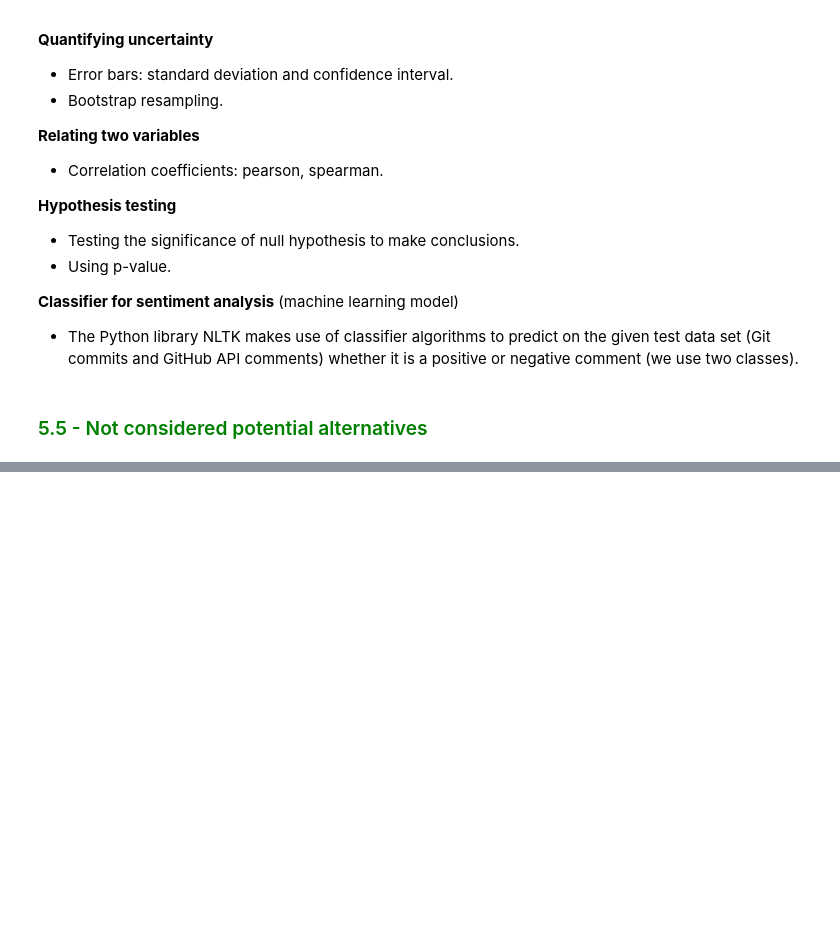
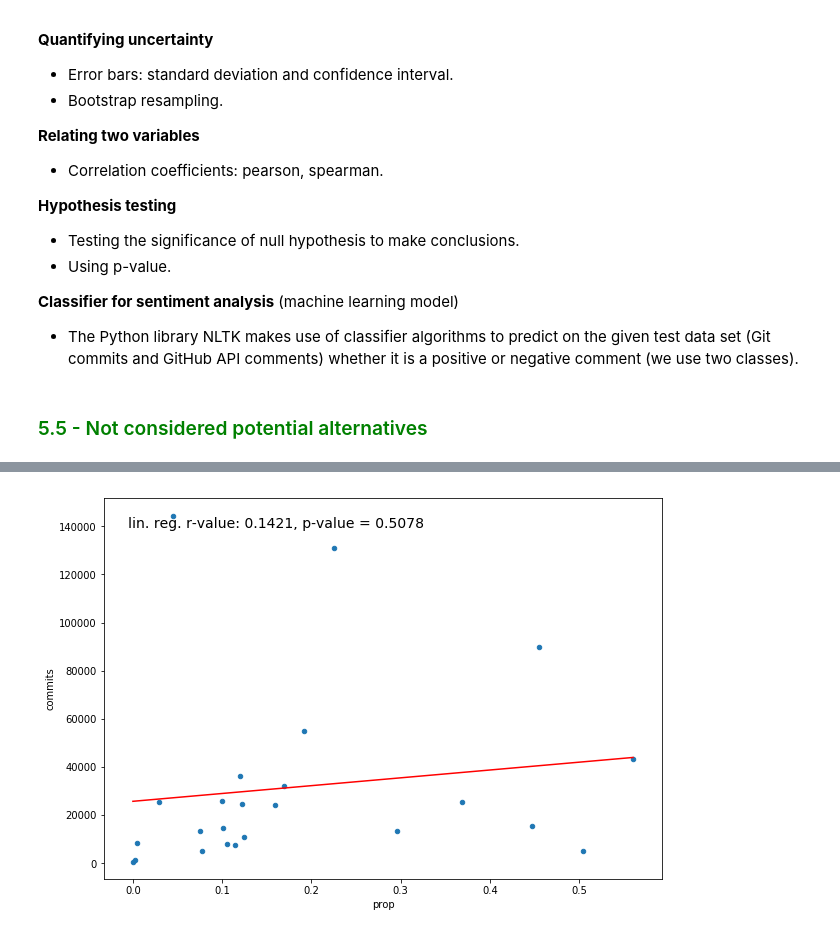
Before and after one commit to GermainZ/AppliedDataAnalysisProject, a Jupyter notebook: data_pipeline.ipynb, the cells around one changed output, grey strips where cells are left out. Cells and saved outputs as stored; diff of their text form; code cells hidden in the pictures; blank space fills up the shorter version.

```diff
--- a/data_pipeline.ipynb
+++ b/data_pipeline.ipynb
@@ -816,0 +938,10 @@ We are not sonsidering the two datasets `blames` and `patches` in the Gitential
+# %%
+tmp = pd.DataFrame([diff_prop_by_project, commits_count_by_project]).T
+tmp.columns = ['prop', 'commits']
+#fig, ax = plt.subplots(1, 1)
+tmp.plot(x='prop', y='commits', kind='scatter', figsize=(10, 7))
+slope, intercept, r_value, p_value, std_err = scipy.stats.linregress(tmp.prop, tmp.commits)
+plt.plot(tmp.prop, intercept + slope * tmp.prop, 'r')
+plt.text(0, .55, 'lin. reg. r-value: {:.4f}, p-value = {:.4f}'.format(r_value, p_value), fontsize=14, transform=ax.transAxes);
+# %% [output]
+[figure, added]
```
Also changed, not shown: parts of 22 cells of this notebook.
